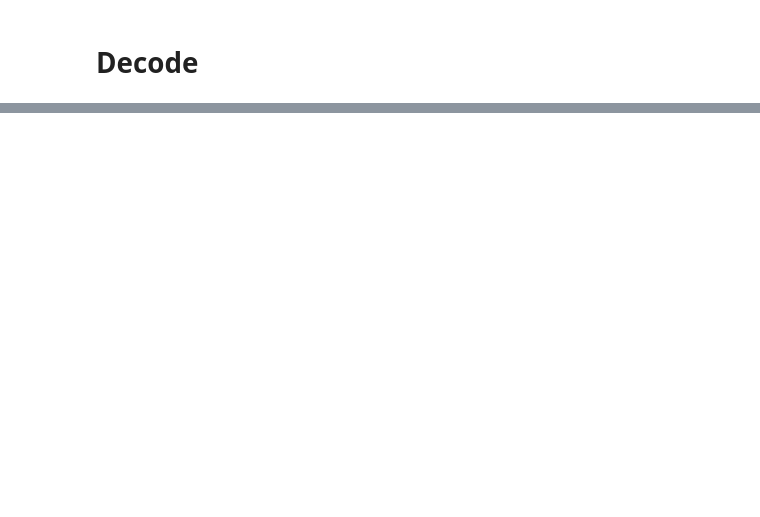
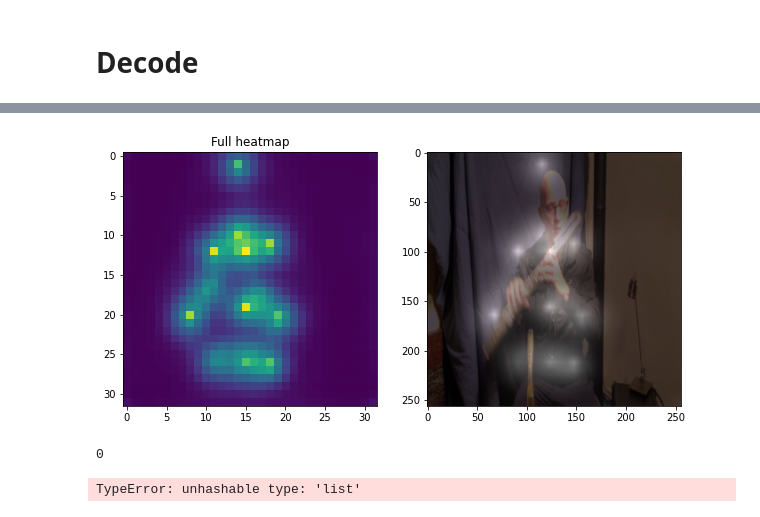
Before and after one commit to EverySports/Deep-Learning, a Jupyter notebook: Decode.ipynb, the cells around one changed output, grey strips where cells are left out. Cells and saved outputs as stored; diff of their text form; code cells hidden in the pictures; blank space fills up the shorter version.

```diff
--- a/Decode.ipynb
+++ b/Decode.ipynb
@@ -384,0 +475,34 @@ plt.show()
+# %%
+hm = np.sum(result[0].numpy().squeeze(axis=0), axis=2)
+
+plt.figure(figsize=(10, 14))
+
+plt.subplot(121)
+plt.imshow(hm)
+plt.title('Full heatmap')
+
+plt.subplot(122)
+plt.imshow(img[0])
+plt.imshow(cv2.resize(hm, (256, 256)), alpha=0.7, cmap=plt.cm.gray)
+plt.show()
+# %% [output]
+[figure, added]
+# %%
+# def draw_skeleton(keypoints):
+# keypoint_coords
+from collections import deque
+
+link_dic = {0: [7, 4, 1], 1: [2], 2: [3], 3: [], 4: [5], 5: [6],
+           6: [], 7: [8], 8: [14, 11, 9], 9: [10], 10: [], 11: [12], 12: [13],
+           13: [], 14: [15], 15: [16]}
+
+que = deque([0])
+
+while que:
+    visit = que.pop()
+    if link_dic[visit]:
+        que.append(link_dic[visit])
+    print(visit)
+# %% [output]
+0
+TypeError: unhashable type: 'list'
```
Also changed, not shown: parts of 10 cells of this notebook.
